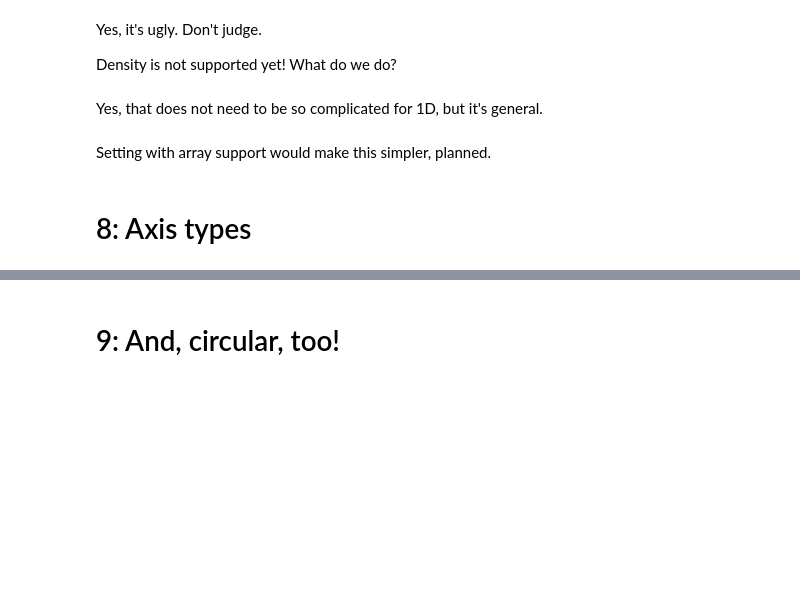
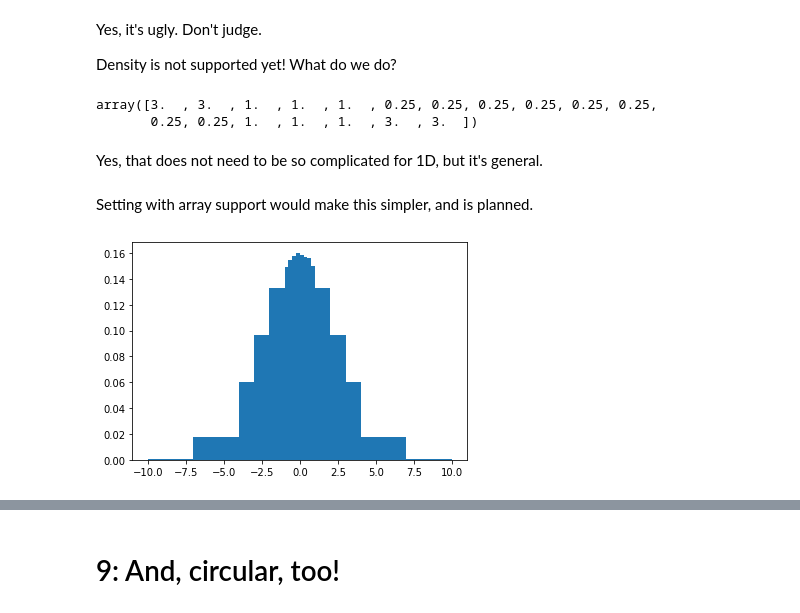
Before and after one commit to henryiii/pres-bhandhist, a Jupyter notebook: BoostHistogramHandsOn.ipynb, the cells around one changed output, grey strips where cells are left out. Drawn from its saved outputs; the diff is of its cells as text; code cells hidden in the pictures; blank space fills up the shorter version.

```diff
--- a/BoostHistogramHandsOn.ipynb
+++ b/BoostHistogramHandsOn.ipynb
@@ -184,21 +271,21 @@ Density is not supported yet! What do we do?
 # %%
 hist7 = bh.numpy.histogram(data1 - 3.5, bins=bins, bh=True)
 
-widths = np.meshgrid(*(a.widths for a in (hist7.axis(i) for i in range(hist7.rank))), indexing='ij', sparse=True)
+widths = hist7.axes.widths
 area = np.prod(widths, axis=0)
 
-# May become
-# X = hist3.axes.widths
-
 area
+# %% [output]
+array([3.  , 3.  , 1.  , 1.  , 1.  , 0.25, 0.25, 0.25, 0.25, 0.25, 0.25,
+       0.25, 0.25, 1.  , 1.  , 1.  , 3.  , 3.  ])
 # %% [markdown]
 Yes, that does not need to be so complicated for 1D, but it's general.
 # %%
 factor = np.sum(hist7.view())
 view = hist7.view() / (factor * area)
 # %% [markdown]
-Setting with array support would make this simpler, planned.
+Setting with array support would make this simpler, and is planned.
 # %%
-plt.bar(hist7.axis(0).centers, view, width=hist7.axis(0).widths);
+plt.bar(hist7.axes[0].centers, view, width=hist7.axes[0].widths);
+# %% [output]
+[figure, added]
-# %% [markdown]
-# 8: Axis types
```
Also changed, not shown: parts of 49 cells of this notebook, 2 other files.
